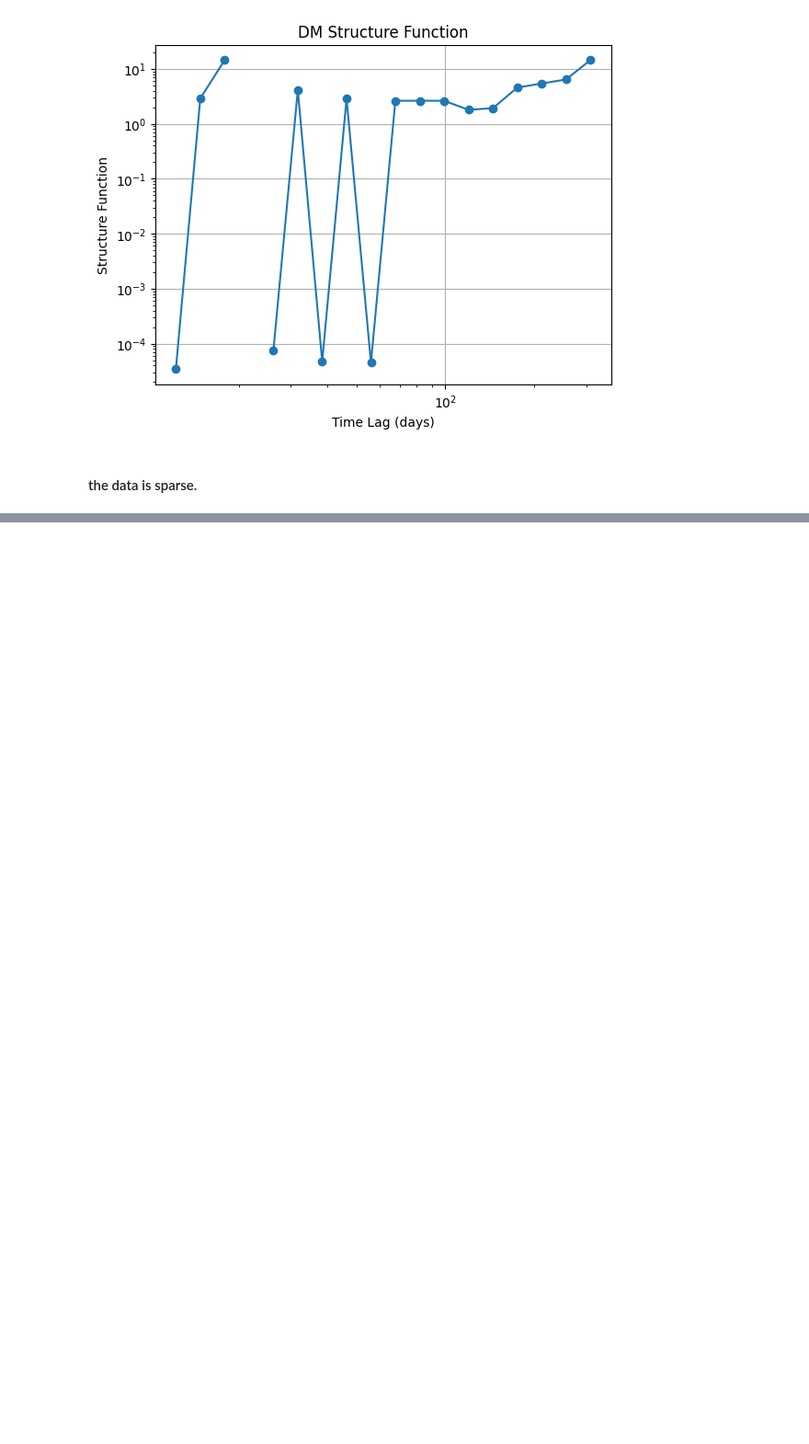
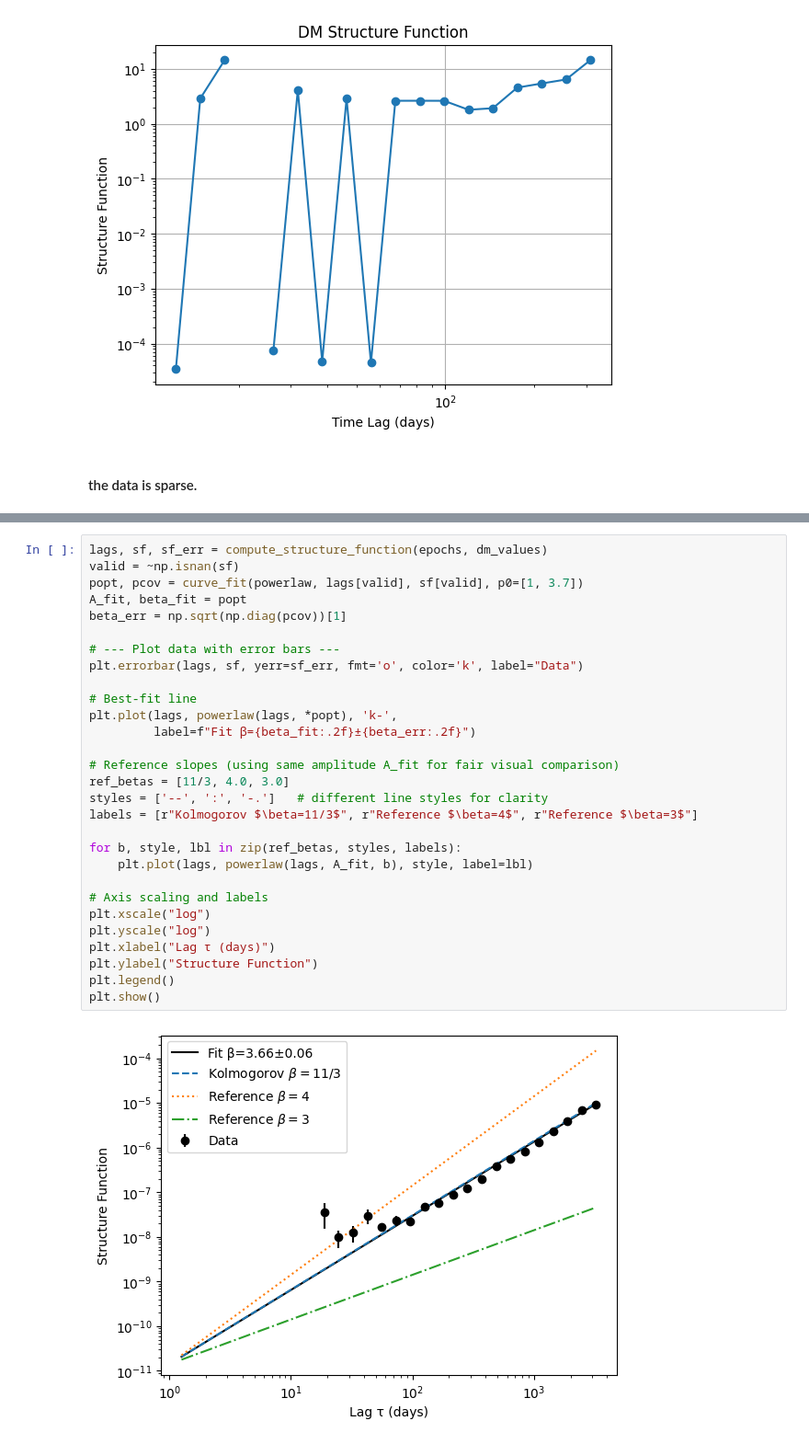
Before and after one commit to sonjaove/random-progs, a Jupyter notebook: corr.ipynb, the cells around one changed output, grey strips where cells are left out. Shown at 92% size. Saved outputs shown, nothing was run; the diff lists cells and outputs as text; blank space fills up the shorter version.

```diff
--- a/corr.ipynb
+++ b/corr.ipynb
@@ -549,0 +771,31 @@ plt.show()
+# %%
+lags, sf, sf_err = compute_structure_function(epochs, dm_values)
+valid = ~np.isnan(sf)
+popt, pcov = curve_fit(powerlaw, lags[valid], sf[valid], p0=[1, 3.7])
+A_fit, beta_fit = popt
+beta_err = np.sqrt(np.diag(pcov))[1]
+
+# --- Plot data with error bars ---
+plt.errorbar(lags, sf, yerr=sf_err, fmt='o', color='k', label="Data")
+
+# Best-fit line
+plt.plot(lags, powerlaw(lags, *popt), 'k-',
+         label=f"Fit β={beta_fit:.2f}±{beta_err:.2f}")
+
+# Reference slopes (using same amplitude A_fit for fair visual comparison)
+ref_betas = [11/3, 4.0, 3.0]
+styles = ['--', ':', '-.']   # different line styles for clarity
+labels = [r"Kolmogorov $\beta=11/3$", r"Reference $\beta=4$", r"Reference $\beta=3$"]
+
+for b, style, lbl in zip(ref_betas, styles, labels):
+    plt.plot(lags, powerlaw(lags, A_fit, b), style, label=lbl)
+
+# Axis scaling and labels
+plt.xscale("log")
+plt.yscale("log")
+plt.xlabel("Lag τ (days)")
+plt.ylabel("Structure Function")
+plt.legend()
+plt.show()
+# %% [output]
+[figure, added]
```
Also changed, not shown: parts of 8 cells of this notebook.
